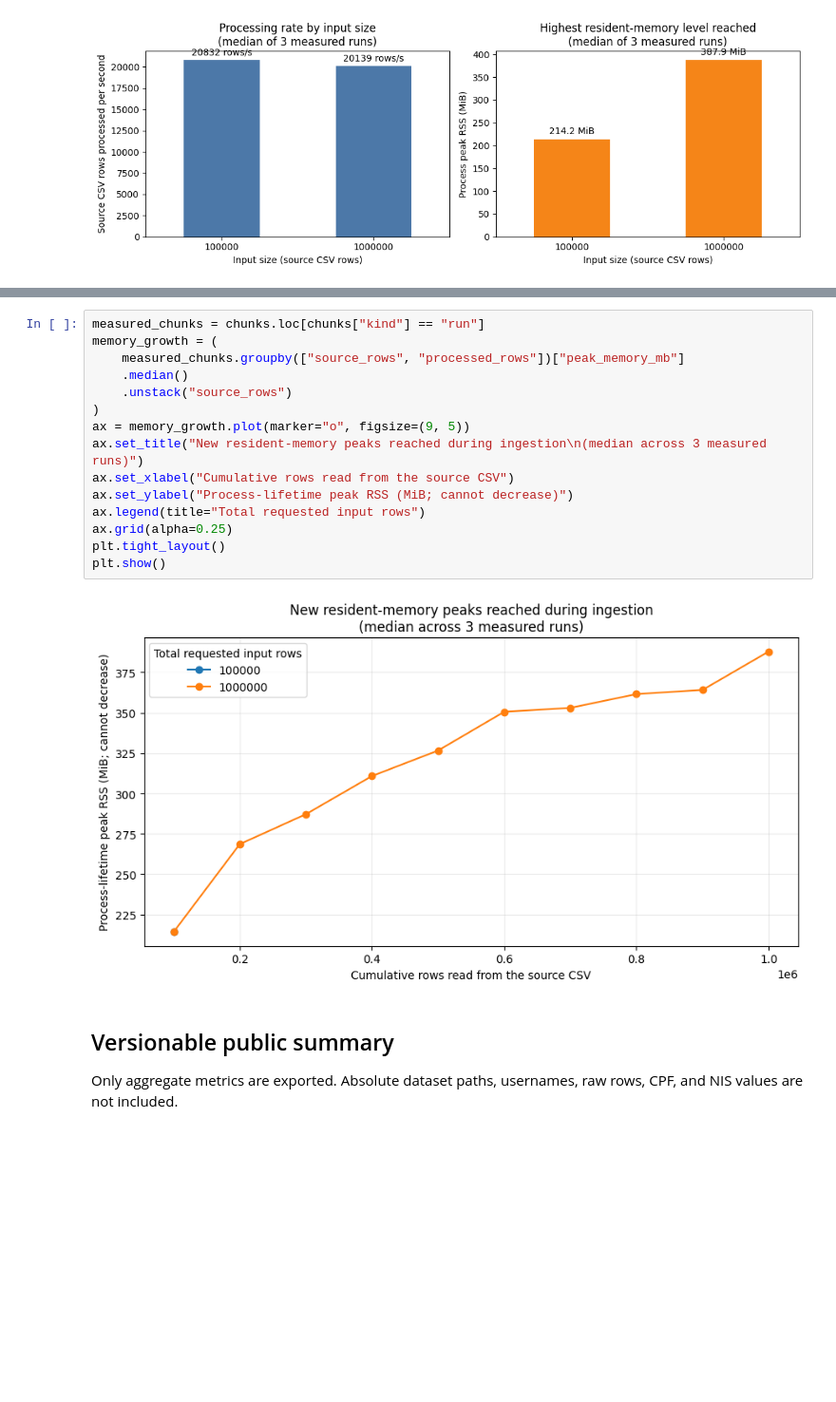
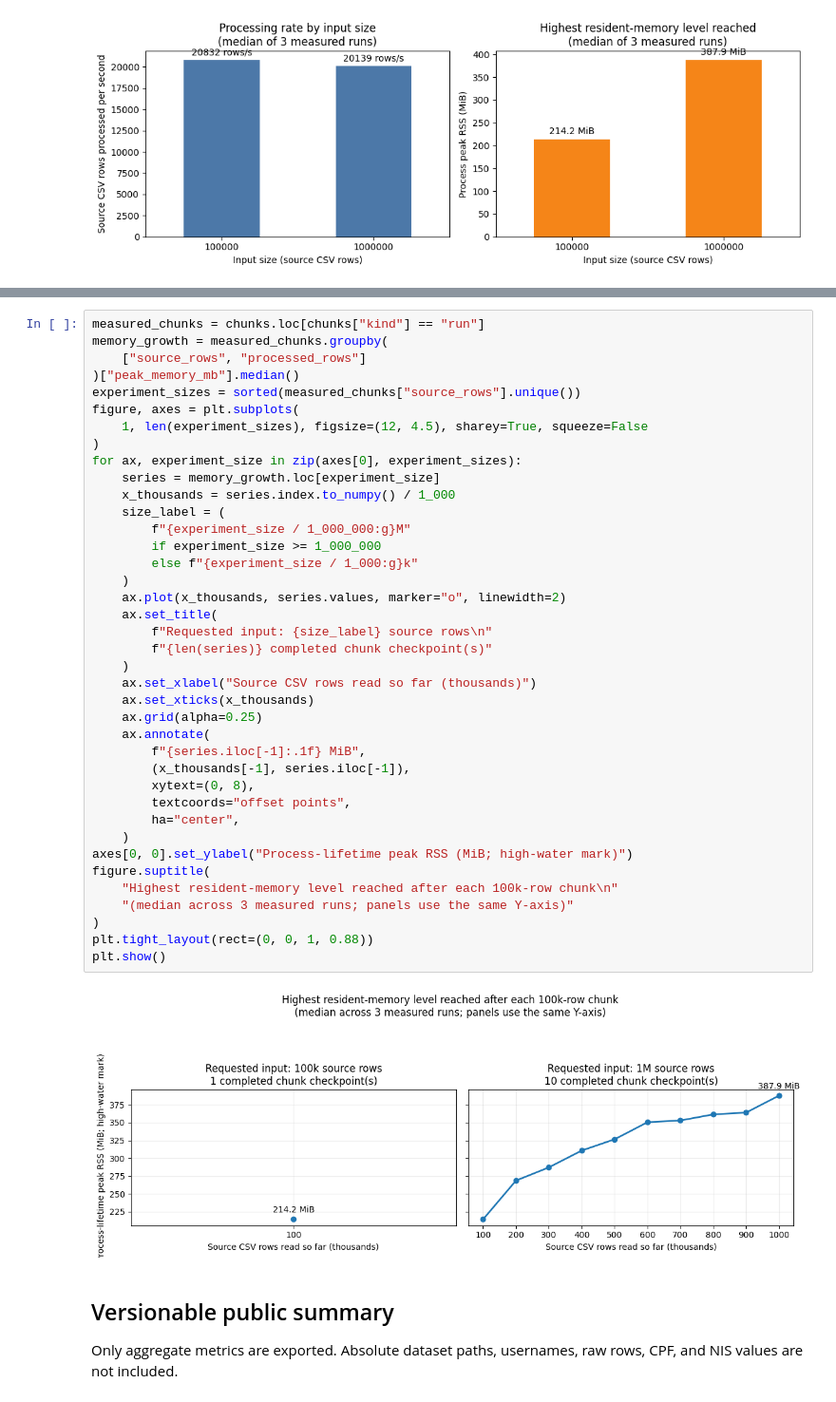
Before and after one commit to isrreal/AuxilioEmergencialQueries, a Jupyter notebook: notebooks/01_ingestion_baseline.ipynb, the cells around one changed output, grey strips where cells are left out. Shown at 95% size. Drawn from its saved outputs; the diff is of its cells as text; blank space fills up the shorter version.

Commit message:
docs(analysis): clarify chart axes and memory labels

```diff
--- a/notebooks/01_ingestion_baseline.ipynb
+++ b/notebooks/01_ingestion_baseline.ipynb
@@ -147,20 +147,44 @@ Each point is the median, across the three measured runs, of the highest RSS rea
 # %%
 measured_chunks = chunks.loc[chunks["kind"] == "run"]
-memory_growth = (
-    measured_chunks.groupby(["source_rows", "processed_rows"])["peak_memory_mb"]
-    .median()
-    .unstack("source_rows")
+memory_growth = measured_chunks.groupby(
+    ["source_rows", "processed_rows"]
+)["peak_memory_mb"].median()
+experiment_sizes = sorted(measured_chunks["source_rows"].unique())
+figure, axes = plt.subplots(
+    1, len(experiment_sizes), figsize=(12, 4.5), sharey=True, squeeze=False
 )
-ax = memory_growth.plot(marker="o", figsize=(9, 5))
-ax.set_title("New resident-memory peaks reached during ingestion\n(median across 3 measured runs)")
-ax.set_xlabel("Cumulative rows read from the source CSV")
-ax.set_ylabel("Process-lifetime peak RSS (MiB; cannot decrease)")
-ax.legend(title="Total requested input rows")
-ax.grid(alpha=0.25)
-plt.tight_layout()
+for ax, experiment_size in zip(axes[0], experiment_sizes):
+    series = memory_growth.loc[experiment_size]
+    x_thousands = series.index.to_numpy() / 1_000
+    size_label = (
+        f"{experiment_size / 1_000_000:g}M"
+        if experiment_size >= 1_000_000
+        else f"{experiment_size / 1_000:g}k"
+    )
+    ax.plot(x_thousands, series.values, marker="o", linewidth=2)
+    ax.set_title(
+        f"Requested input: {size_label} source rows\n"
+        f"{len(series)} completed chunk checkpoint(s)"
+    )
+    ax.set_xlabel("Source CSV rows read so far (thousands)")
+    ax.set_xticks(x_thousands)
+    ax.grid(alpha=0.25)
+    ax.annotate(
+        f"{series.iloc[-1]:.1f} MiB",
+        (x_thousands[-1], series.iloc[-1]),
+        xytext=(0, 8),
+        textcoords="offset points",
+        ha="center",
+    )
+axes[0, 0].set_ylabel("Process-lifetime peak RSS (MiB; high-water mark)")
+figure.suptitle(
+    "Highest resident-memory level reached after each 100k-row chunk\n"
+    "(median across 3 measured runs; panels use the same Y-axis)"
+)
+plt.tight_layout(rect=(0, 0, 1, 0.88))
 plt.show()
 # %% [output]
-[figure, old version]
+[figure, new version]
 # %% [markdown]
 ## Versionable public summary
 
```
Also changed, not shown: parts of 1 cell of this notebook.
